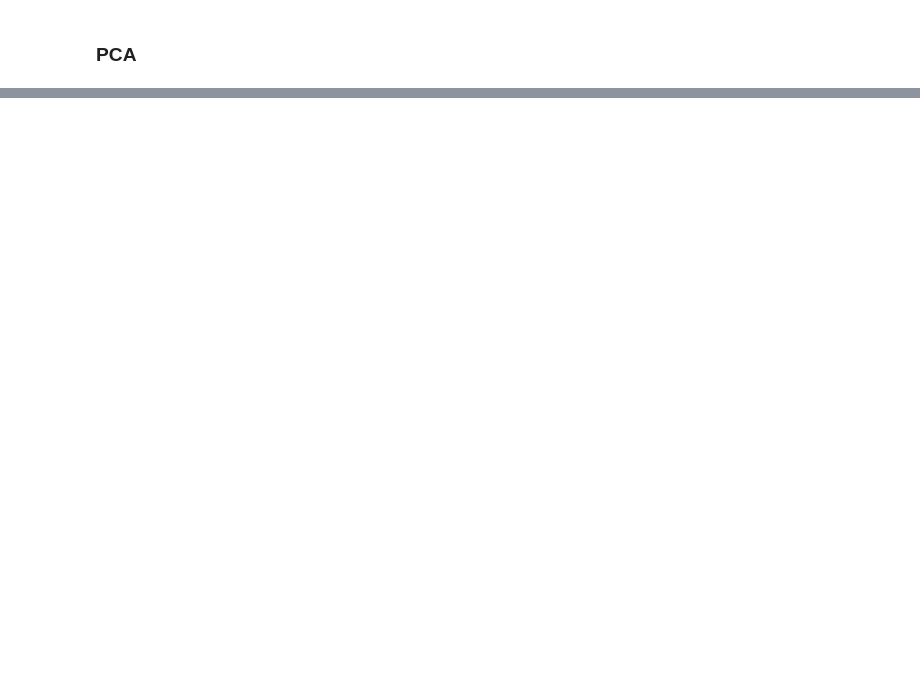
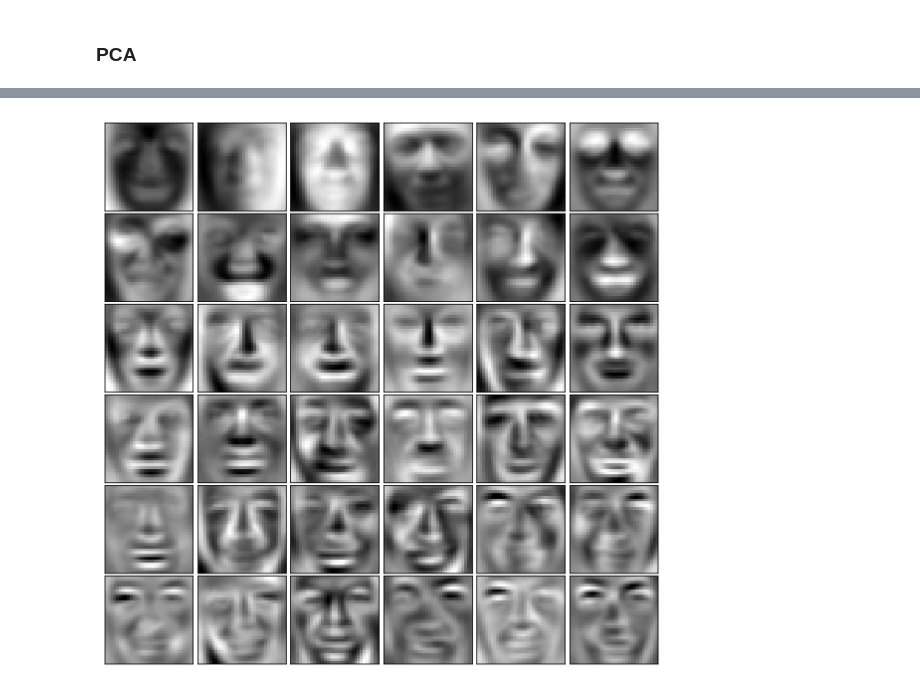
Before and after one commit to anirudh582/machine_learning, a Jupyter notebook: 7.k_means_clustering_and_pca.ipynb, the cells around one changed output, grey strips where cells are left out. Drawn from its saved outputs; the diff is of its cells as text; code cells hidden in the pictures; blank space fills up the shorter version.

```diff
--- a/7.k_means_clustering_and_pca.ipynb
+++ b/7.k_means_clustering_and_pca.ipynb
@@ -103,0 +148,8 @@ z=x.T*
+# %%
+x3_norm, mu, sigma = feature_normalize(x3)
+u,s= pca(x3_norm)
+# %%
+#visualize principal components
+visualize_faces(u.T,6)
+# %% [output]
+[figure, added]
```
Also changed, not shown: parts of 14 cells of this notebook, 2 other files.
